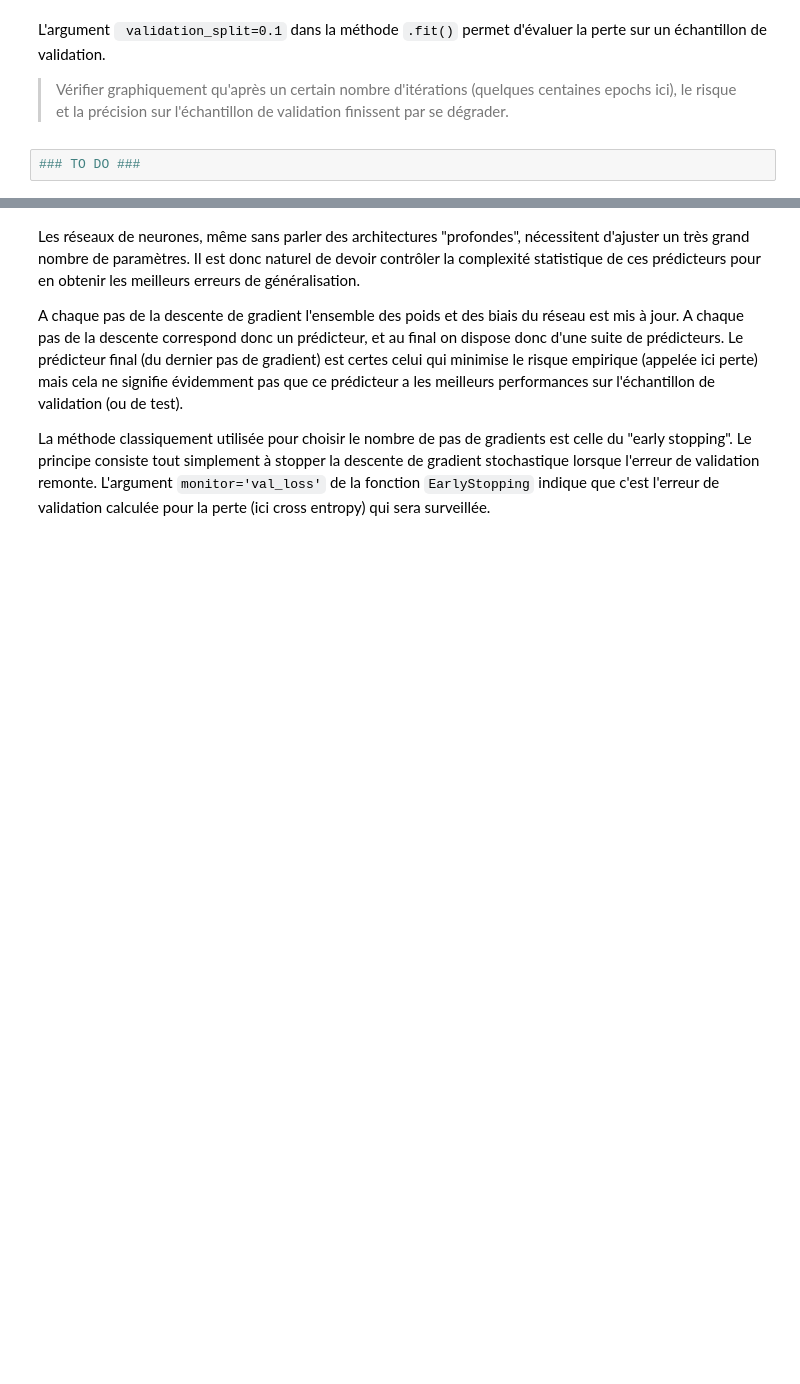
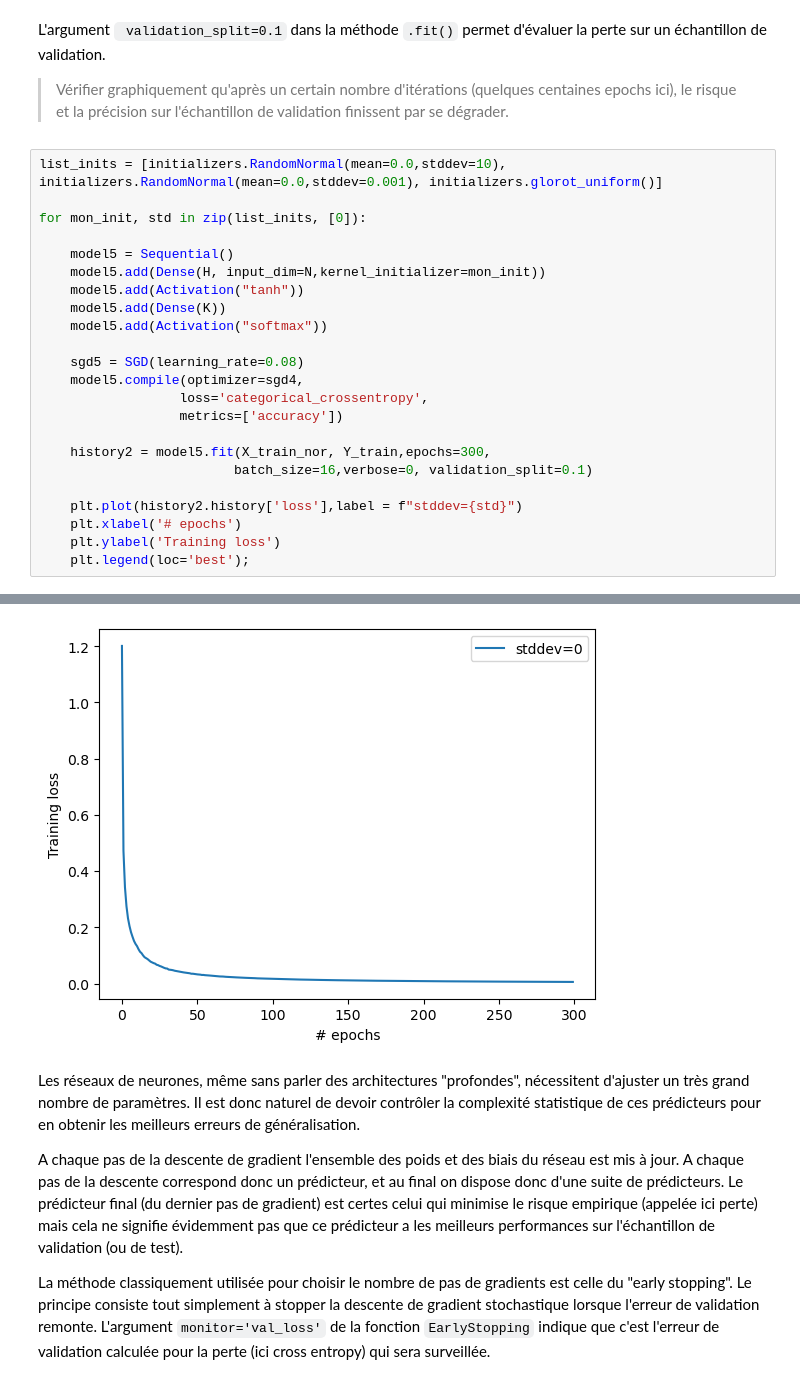
Before and after one commit to dgalemb/STASC, a Jupyter notebook: TP4.ipynb, the cells around one changed output, grey strips where cells are left out. Saved outputs shown, nothing was run; the diff lists cells and outputs as text; blank space fills up the shorter version.

```diff
--- a/TP4.ipynb
+++ b/TP4.ipynb
@@ -519,5 +520,27 @@ Conclusion:
 L'argument ` validation_split=0.1` dans la méthode `.fit()` permet d'évaluer la perte sur un échantillon de validation.
 
 > Vérifier graphiquement qu'après un certain nombre d'itérations (quelques centaines epochs ici), le risque et la précision sur l'échantillon de validation  finissent par se dégrader.
-# %%
-### TO DO ###
+# %%
+list_inits = [initializers.RandomNormal(mean=0.0,stddev=10), initializers.RandomNormal(mean=0.0,stddev=0.001), initializers.glorot_uniform()]
+
+for mon_init, std in zip(list_inits, [0]):
+
+    model5 = Sequential()
+    model5.add(Dense(H, input_dim=N,kernel_initializer=mon_init))
+    model5.add(Activation("tanh"))
+    model5.add(Dense(K))
+    model5.add(Activation("softmax"))
+
+    sgd5 = SGD(learning_rate=0.08)
+    model5.compile(optimizer=sgd4,
+                  loss='categorical_crossentropy',
+                  metrics=['accuracy'])
+
+    history2 = model5.fit(X_train_nor, Y_train,epochs=300,
+                         batch_size=16,verbose=0, validation_split=0.1)
+
+    plt.plot(history2.history['loss'],label = f"stddev={std}")
+    plt.xlabel('# epochs')
+    plt.ylabel('Training loss')
+    plt.legend(loc='best');
+# %% [output]
@@ -524,3 +549,4 @@ L'argument ` validation_split=0.1` dans la méthode `.fit()` permet d'évaluer l
+[figure, added]
 # %% [markdown]
 Les réseaux de neurones, même sans parler des architectures "profondes", nécessitent d'ajuster un très grand nombre de paramètres. Il est donc naturel de devoir contrôler la complexité statistique de ces prédicteurs pour en obtenir les meilleurs erreurs de généralisation.
 
```
Also changed, not shown: parts of 30 cells of this notebook, 5 other files.
